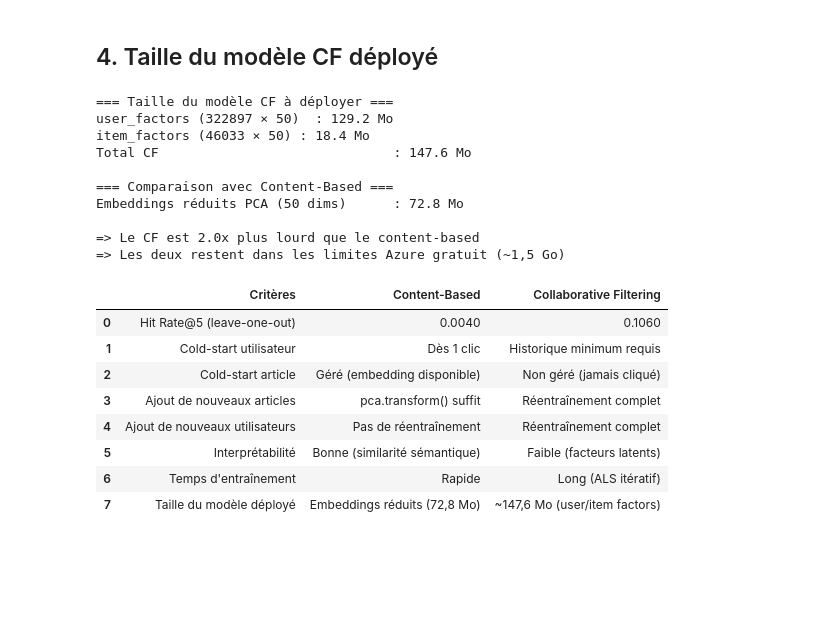
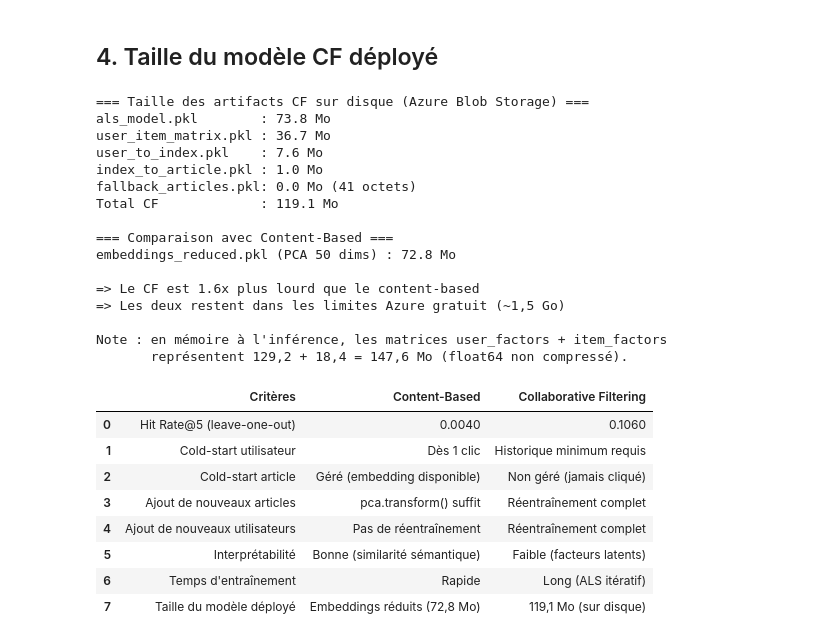
Before and after one commit to Oxelie/P10_MyContent_recommandation, a Jupyter notebook: notebooks/04_comparaison.ipynb, the cells around one changed output. Cells and saved outputs as stored; diff of their text form; code cells hidden in the pictures; blank space fills up the shorter version.

Commit message:
corr taille artifacts

```diff
--- a/notebooks/04_comparaison.ipynb
+++ b/notebooks/04_comparaison.ipynb
@@ -135,52 +135,64 @@ Top 10 articles les plus populaires (fallback) :
 # %% [markdown]
 ## 4. Taille du modèle CF déployé
 # %%
-import numpy as np
+# Tailles réelles sur disque (mesurées après joblib.dump)
+# joblib compresse les matrices numpy — les fichiers sur disque sont plus légers qu'en mémoire
 
-n_users = 322897
-n_articles = 46033
-n_factors = 50
-bytes_per_float = 8  # float64
+print("=== Taille des artifacts CF sur disque (Azure Blob Storage) ===")
+als_model_mb       = 73.8
+user_item_mb       = 36.7
+user_to_index_mb   = 7.6
+index_to_article_mb = 1.0
+fallback_mb        = 0.0  # 41 octets, négligeable
 
-user_factors_size_mb = (n_users * n_factors * bytes_per_float) / 1e6
-item_factors_size_mb = (n_articles * n_factors * bytes_per_float) / 1e6
-total_cf_mb = user_factors_size_mb + item_factors_size_mb
+total_cf_mb = als_model_mb + user_item_mb + user_to_index_mb + index_to_article_mb + fallback_mb
 
-print("=== Taille du modèle CF à déployer ===")
-print(f"user_factors ({n_users} × {n_factors})  : {user_factors_size_mb:.1f} Mo")
-print(f"item_factors ({n_articles} × {n_factors}) : {item_factors_size_mb:.1f} Mo")
-print(f"Total CF                              : {total_cf_mb:.1f} Mo")
+print(f"als_model.pkl        : {als_model_mb} Mo")
+print(f"user_item_matrix.pkl : {user_item_mb} Mo")
+print(f"user_to_index.pkl    : {user_to_index_mb} Mo")
+print(f"index_to_article.pkl : {index_to_article_mb} Mo")
+print(f"fallback_articles.pkl: {fallback_mb} Mo (41 octets)")
+print(f"Total CF             : {total_cf_mb:.1f} Mo")
 print()
 print("=== Comparaison avec Content-Based ===")
 cb_size_mb = 72.8
-print(f"Embeddings réduits PCA (50 dims)      : {cb_size_mb} Mo")
+print(f"embeddings_reduced.pkl (PCA 50 dims) : {cb_size_mb} Mo")
 print()
 print(f"=> Le CF est {total_cf_mb / cb_size_mb:.1f}x plus lourd que le content-based")
 print(f"=> Les deux restent dans les limites Azure gratuit (~1,5 Go)")
+print()
+print("Note : en mémoire à l'inférence, les matrices user_factors + item_factors")
+print("       représentent 129,2 + 18,4 = 147,6 Mo (float64 non compressé).")
 # %% [output]
-=== Taille du modèle CF à déployer ===
-user_factors (322897 × 50)  : 129.2 Mo
-item_factors (46033 × 50) : 18.4 Mo
-Total CF                              : 147.6 Mo
+=== Taille des artifacts CF sur disque (Azure Blob Storage) ===
+als_model.pkl        : 73.8 Mo
+user_item_matrix.pkl : 36.7 Mo
+user_to_index.pkl    : 7.6 Mo
+index_to_article.pkl : 1.0 Mo
+fallback_articles.pkl: 0.0 Mo (41 octets)
+Total CF             : 119.1 Mo
 
 === Comparaison avec Content-Based ===
-Embeddings réduits PCA (50 dims)      : 72.8 Mo
+embeddings_reduced.pkl (PCA 50 dims) : 72.8 Mo
 
-=> Le CF est 2.0x plus lourd que le content-based
+=> Le CF est 1.6x plus lourd que le content-based
 => Les deux restent dans les limites Azure gratuit (~1,5 Go)
+
+Note : en mémoire à l'inférence, les matrices user_factors + item_factors
+       représentent 129,2 + 18,4 = 147,6 Mo (float64 non compressé).
 # %%
-comparaison.loc[comparaison["Critères"] == "Taille du modèle déployé", "Collaborative Filtering"] = "~147,6 Mo (user/item factors)"
+comparaison.loc[comparaison["Critères"] == "Taille du modèle déployé", "Collaborative Filtering"] = "119,1 Mo (sur disque)"
 comparaison
 # %% [output]
 |  | Critères | Content-Based | Collaborative Filtering |
 | 0 | Hit Rate@5 (leave-one-out) | 0.0040 | 0.1060 |
 | 1 | Cold-start utilisateur | Dès 1 clic | Historique minimum requis |
 | 2 | Cold-start article | Géré (embedding disponible) | Non géré (jamais cliqué) |
 | 3 | Ajout de nouveaux articles | pca.transform() suffit | Réentraînement complet |
 | 4 | Ajout de nouveaux utilisateurs | Pas de réentraînement | Réentraînement complet |
 | 5 | Interprétabilité | Bonne (similarité sémantique) | Faible (facteurs latents) |
 | 6 | Temps d'entraînement | Rapide | Long (ALS itératif) |
-| 7 | Taille du modèle déployé | Embeddings réduits (72,8 Mo) | ~147,6 Mo (user/item factors) |
+| 7 | Taille du modèle déployé | Embeddings réduits (72,8 Mo) | 119,1 Mo (sur disque) |
 # %% [markdown]
 ## 5. Notes pour la soutenance — Architecture Azure Function
 
```
Also changed, not shown: parts of 2 cells of this notebook.
